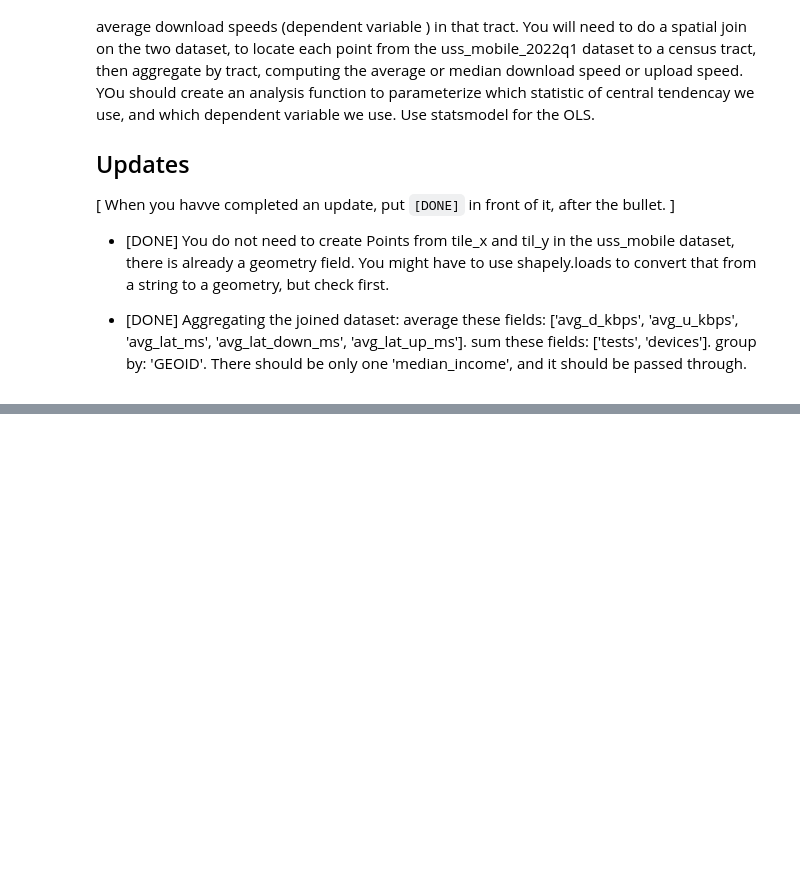
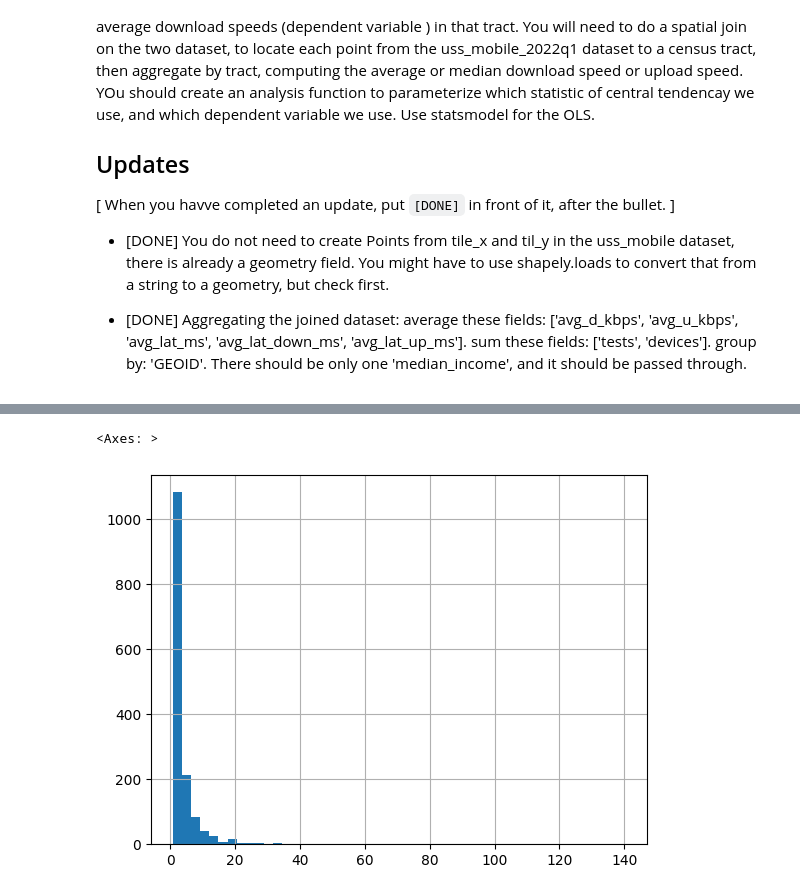
Before and after one commit to maxbusboom/WirelessIncome, a Jupyter notebook: notebooks/ericbusboom/ols.ipynb, the cells around one changed output, grey strips where cells are left out. Cells and saved outputs as stored; diff of their text form; code cells hidden in the pictures; blank space fills up the shorter version.

```diff
--- a/notebooks/ericbusboom/ols.ipynb
+++ b/notebooks/ericbusboom/ols.ipynb
@@ -103,30 +101,7 @@ def aggregate_speeds(joined_gdf, by="GEOID", var="avg_d_kbps", stat="mean"):
         'median_income': 'first'
     }
 
-    agg = joined_gdf.groupby(by).agg(agg_dict).reset_index()
-
-    # Rename the dependent variable to 'y' and median_income to 'x' for OLS
-    agg.rename(columns={var: "y", "median_income": "x"}, inplace=True)
-    return agg
-
-
-def run_ols(df):
-    """Run OLS: y ~ x using statsmodels."""
-    X = sm.add_constant(df["x"])  # add intercept
-    y = df["y"]
-    model = sm.OLS(y, X, missing="drop").fit()
-    return model
+    return joined_gdf.groupby(by).agg(agg_dict).reset_index()
 
 # Example: aggregate using mean download speed and run OLS
 agg_df = aggregate_speeds(joined, var="avg_d_kbps", stat="mean")
-model = run_ols(agg_df)
-print(model.summary())
-
-# Quick scatter plot
-fig, ax = plt.subplots(figsize=(8, 6))
-ax.scatter(agg_df["x"], agg_df["y"], s=4, alpha=0.5)
-ax.set_xlabel("Median Household Income (USD)")
-ax.set_ylabel("Avg Download Speed (kbps)")
-ax.set_title("Income vs Download Speed by Tract (2022 Q1)")
-plt.tight_layout()
-plt.show()
@@ -160,0 +117,5 @@ agg_df.head()
+# %%
+agg_df.tests.hist(bins=50)
+# %% [output]
+<Axes: >
+[figure, added]
```
Also changed, not shown: parts of 5 cells of this notebook, 1 other file.
